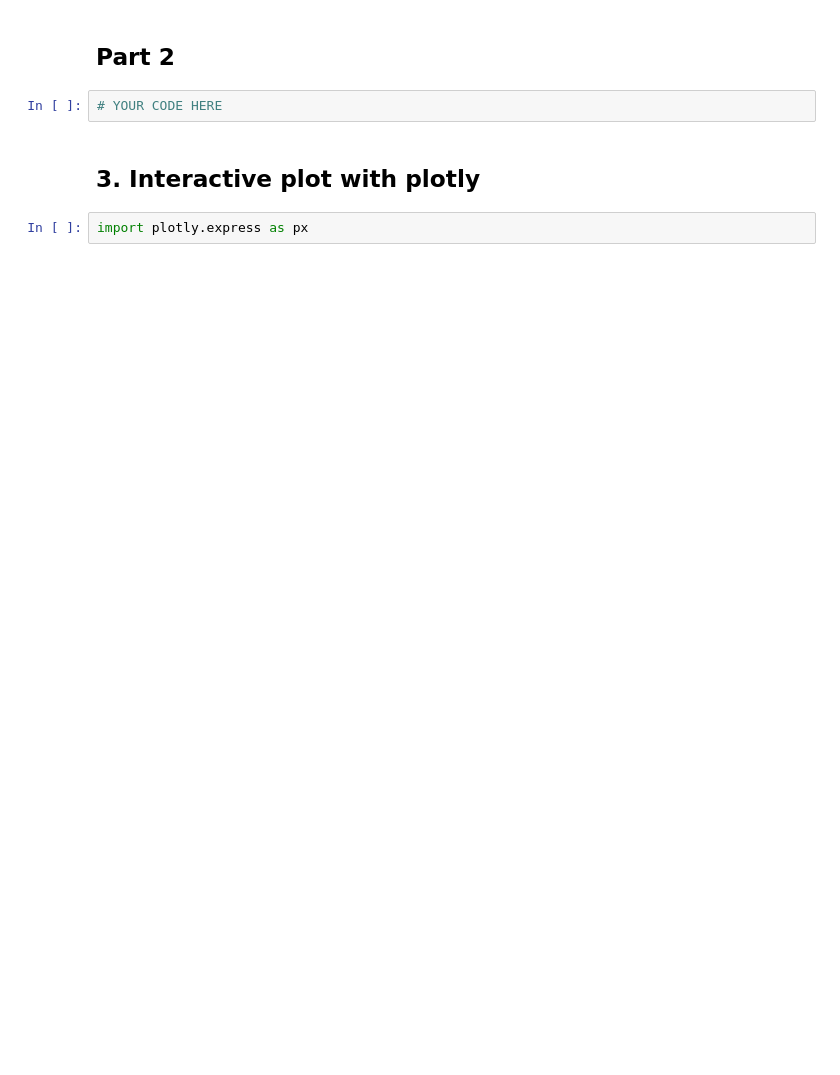
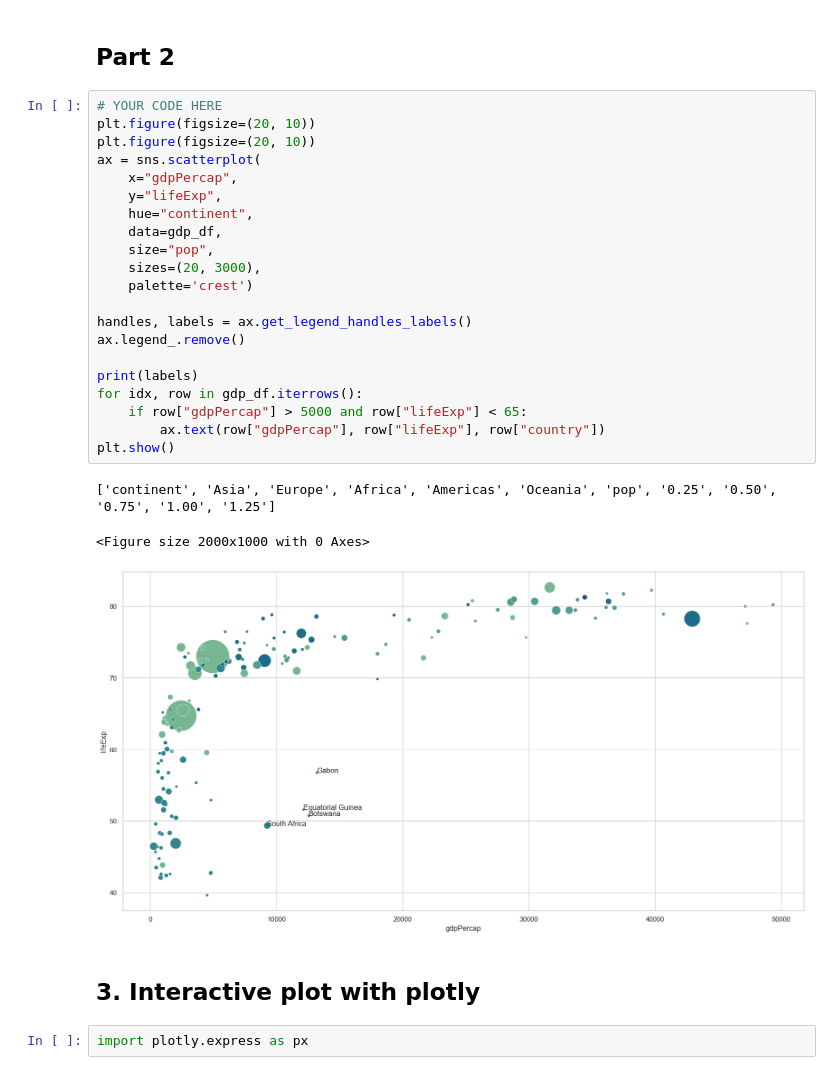
Before and after one commit to tanushrin/data-scatter-plot, a Jupyter notebook: scatter_plot.ipynb, the cells around one changed output. Drawn from its saved outputs; the diff is of its cells as text; blank space fills up the shorter version.

```diff
--- a/scatter_plot.ipynb
+++ b/scatter_plot.ipynb
@@ -22,7 +65,30 @@ gdp_df.describe()
 # %% [markdown]
 ## Part 2
-# %%
-# YOUR CODE HERE
+# %%
+# YOUR CODE HERE
+plt.figure(figsize=(20, 10))
+plt.figure(figsize=(20, 10))
+ax = sns.scatterplot(
+    x="gdpPercap",
+    y="lifeExp",
+    hue="continent",
+    data=gdp_df,
+    size="pop",
+    sizes=(20, 3000),
+    palette='crest')
+
+handles, labels = ax.get_legend_handles_labels()
+ax.legend_.remove()
+
+print(labels)
+for idx, row in gdp_df.iterrows():
+    if row["gdpPercap"] > 5000 and row["lifeExp"] < 65:
+        ax.text(row["gdpPercap"], row["lifeExp"], row["country"])
+plt.show()
+# %% [output]
+['continent', 'Asia', 'Europe', 'Africa', 'Americas', 'Oceania', 'pop', '0.25', '0.50', '0.75', '1.00', '1.25']
+<Figure size 2000x1000 with 0 Axes>
+[figure, added]
 # %% [markdown]
 ## 3. Interactive plot with plotly
 # %%
```
Also changed, not shown: parts of 7 cells of this notebook.
